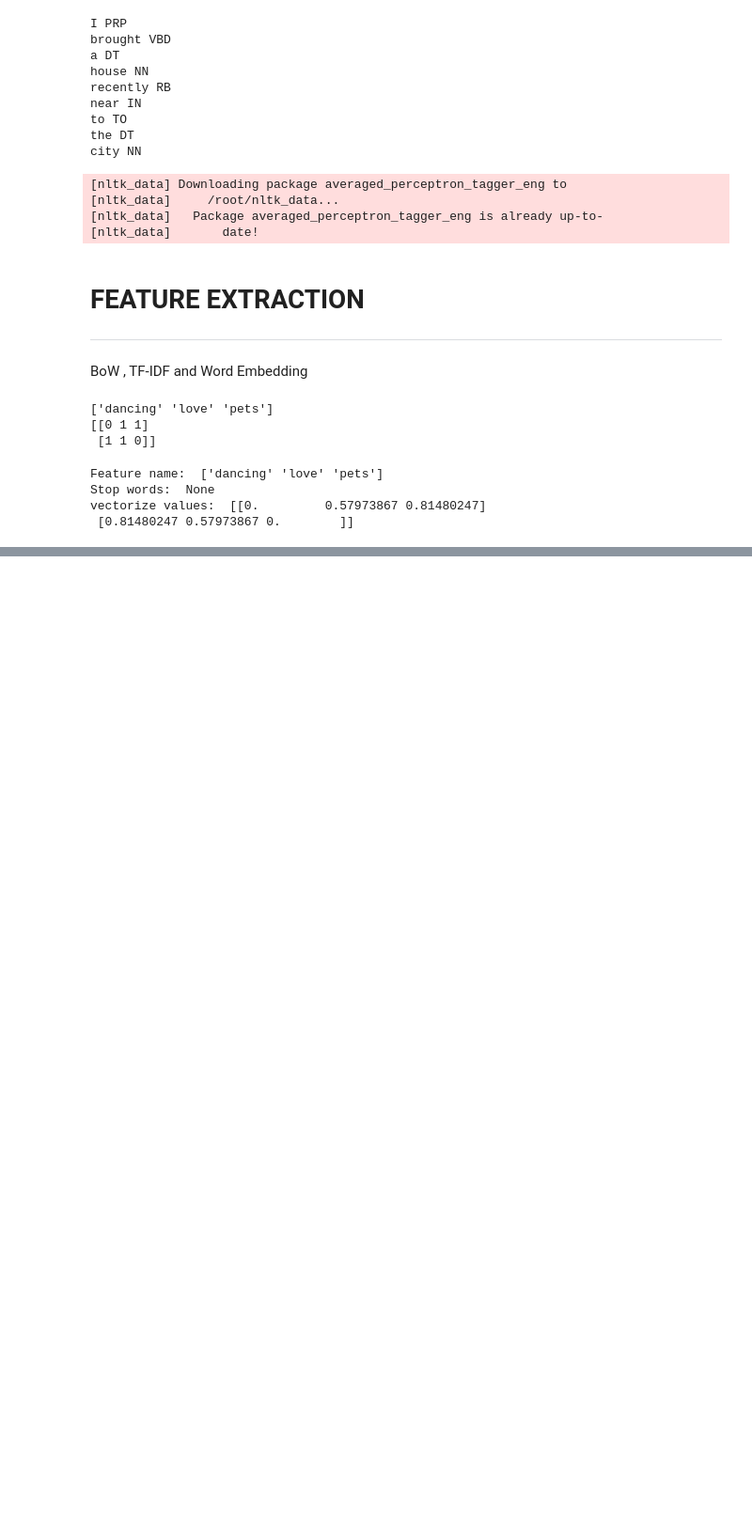
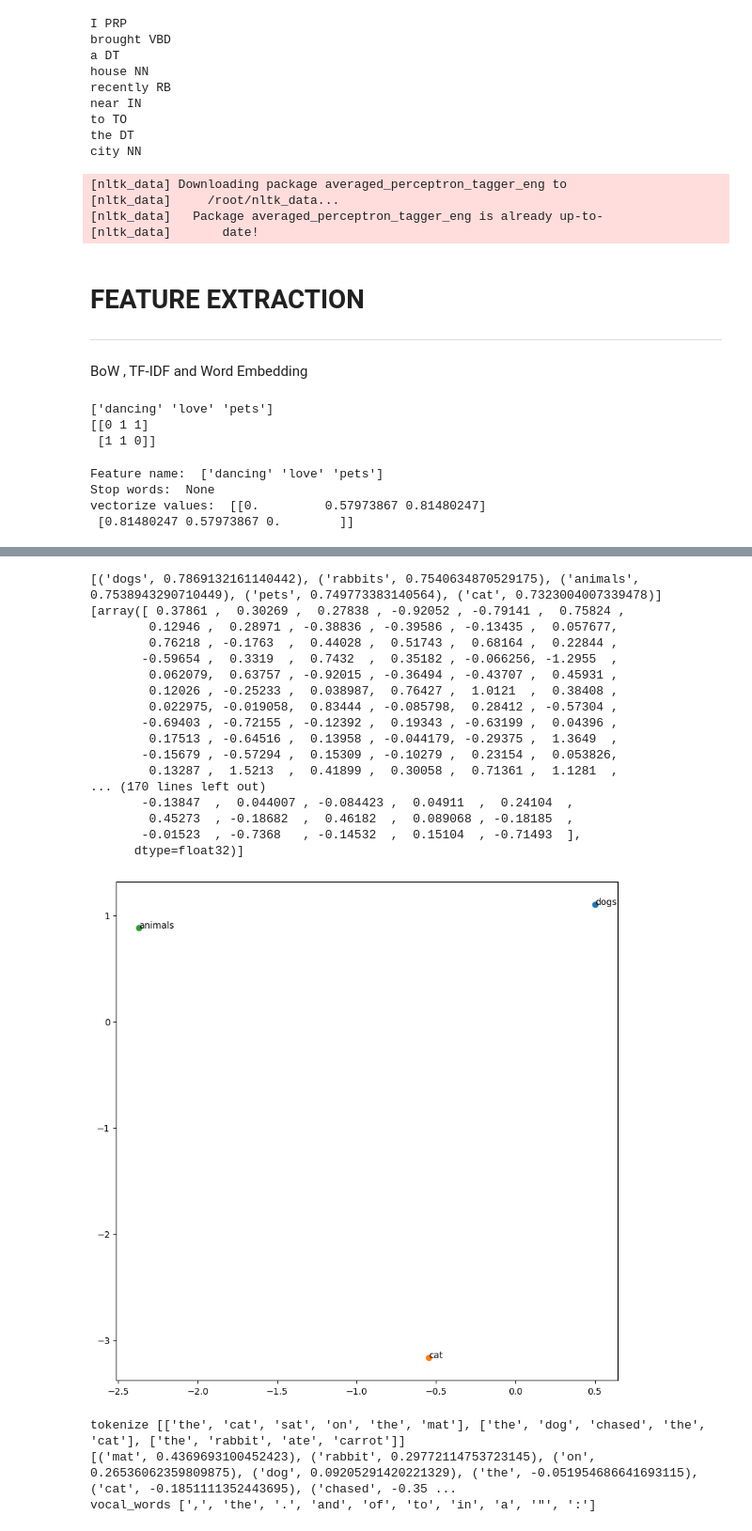
Before and after one commit to Greeshma-babu/AI_Projects, a Jupyter notebook: Text_PreProcessing_Techniques.ipynb, the cells around one changed output, grey strips where cells are left out. Shown at 94% size. Saved outputs shown, nothing was run; the diff lists cells and outputs as text; code cells hidden in the pictures; blank space fills up the shorter version.

```diff
--- a/Text_PreProcessing_Techniques.ipynb
+++ b/Text_PreProcessing_Techniques.ipynb
@@ -345,0 +439,67 @@ vectorize values:  [[0.         0.57973867 0.81480247]
+# %%
+# GloVe
+import gensim.downloader as api
+import numpy as np
+import matplotlib.pyplot as plt
+from sklearn.decomposition import PCA
+glove_model = api.load("glove-wiki-gigaword-100")
+word = "cats"
+if word in glove_model:
+  similar_words = glove_model.most_similar(word,topn=5)
+  print(similar_words)
+
+pca = PCA(n_components=2)
+vectors = [glove_model[w] for w, score in similar_words]
+print(vectors, vectors)
+reduced_vectors = pca.fit_transform(vectors)
+plt.figure(figsize=(10,10))
+for i , word in enumerate(words):
+  plt.scatter(reduced_vectors[i,0], reduced_vectors[i,1])
+  plt.text(reduced_vectors[i,0], reduced_vectors[i,1],word)
+
+plt.show()
+# %% [output]
+[('dogs', 0.7869132161140442), ('rabbits', 0.7540634870529175), ('animals', 0.7538943290710449), ('pets', 0.749773383140564), ('cat', 0.7323004007339478)]
+[array([ 0.37861 ,  0.30269 ,  0.27838 , -0.92052 , -0.79141 ,  0.75824 ,
+        0.12946 ,  0.28971 , -0.38836 , -0.39586 , -0.13435 ,  0.057677,
+        0.76218 , -0.1763  ,  0.44028 ,  0.51743 ,  0.68164 ,  0.22844 ,
+       -0.59654 ,  0.3319  ,  0.7432  ,  0.35182 , -0.066256, -1.2955  ,
+        0.062079,  0.63757 , -0.92015 , -0.36494 , -0.43707 ,  0.45931 ,
+        0.12026 , -0.25233 ,  0.038987,  0.76427 ,  1.0121  ,  0.38408 ,
+        0.022975, -0.019058,  0.83444 , -0.085798,  0.28412 , -0.57304 ,
+       -0.69403 , -0.72155 , -0.12392 ,  0.19343 , -0.63199 ,  0.04396 ,
+        0.17513 , -0.64516 ,  0.13958 , -0.044179, -0.29375 ,  1.3649  ,
+       -0.15679 , -0.57294 ,  0.15309 , -0.10279 ,  0.23154 ,  0.053826,
+        0.13287 ,  1.5213  ,  0.41899 ,  0.30058 ,  0.71361 ,  1.1281  ,
+... (170 lines left out)
+       -0.13847  ,  0.044007 , -0.084423 ,  0.04911  ,  0.24104  ,
+        0.45273  , -0.18682  ,  0.46182  ,  0.089068 , -0.18185  ,
+       -0.01523  , -0.7368   , -0.14532  ,  0.15104  , -0.71493  ],
+      dtype=float32)]
+[figure, added]
+# %%
+#FastText
+import gensim
+from gensim.models import FastText
+from gensim.utils import simple_preprocess
+import gensim.downloader as api
+
+sentences = [
+    "The cat sat on the mat",
+    "The dog chased the cat",
+    "The rabbit ate a carrot"
+]
+
+tokenize = [simple_preprocess(sentence) for sentence in sentences]
+print("tokenize", tokenize)
+
+model = FastText(sentences  = tokenize, vector_size=10, min_count=1, sg=1)
+print(model.wv.most_similar('apple'))
+
+fasttext_model = api.load("fasttext-wiki-news-subwords-300")
+vocal_words = list(fasttext_model.key_to_index)[:10]
+print("vocal_words", vocal_words)
+# %% [output]
+tokenize [['the', 'cat', 'sat', 'on', 'the', 'mat'], ['the', 'dog', 'chased', 'the', 'cat'], ['the', 'rabbit', 'ate', 'carrot']]
+[('mat', 0.4369693100452423), ('rabbit', 0.29772114753723145), ('on', 0.26536062359809875), ('dog', 0.09205291420221329), ('the', -0.051954686641693115), ('cat', -0.1851111352443695), ('chased', -0.35 ...
+vocal_words [',', 'the', '.', 'and', 'of', 'to', 'in', 'a', '"', ':']
```
Also changed, not shown: parts of 5 cells of this notebook.
